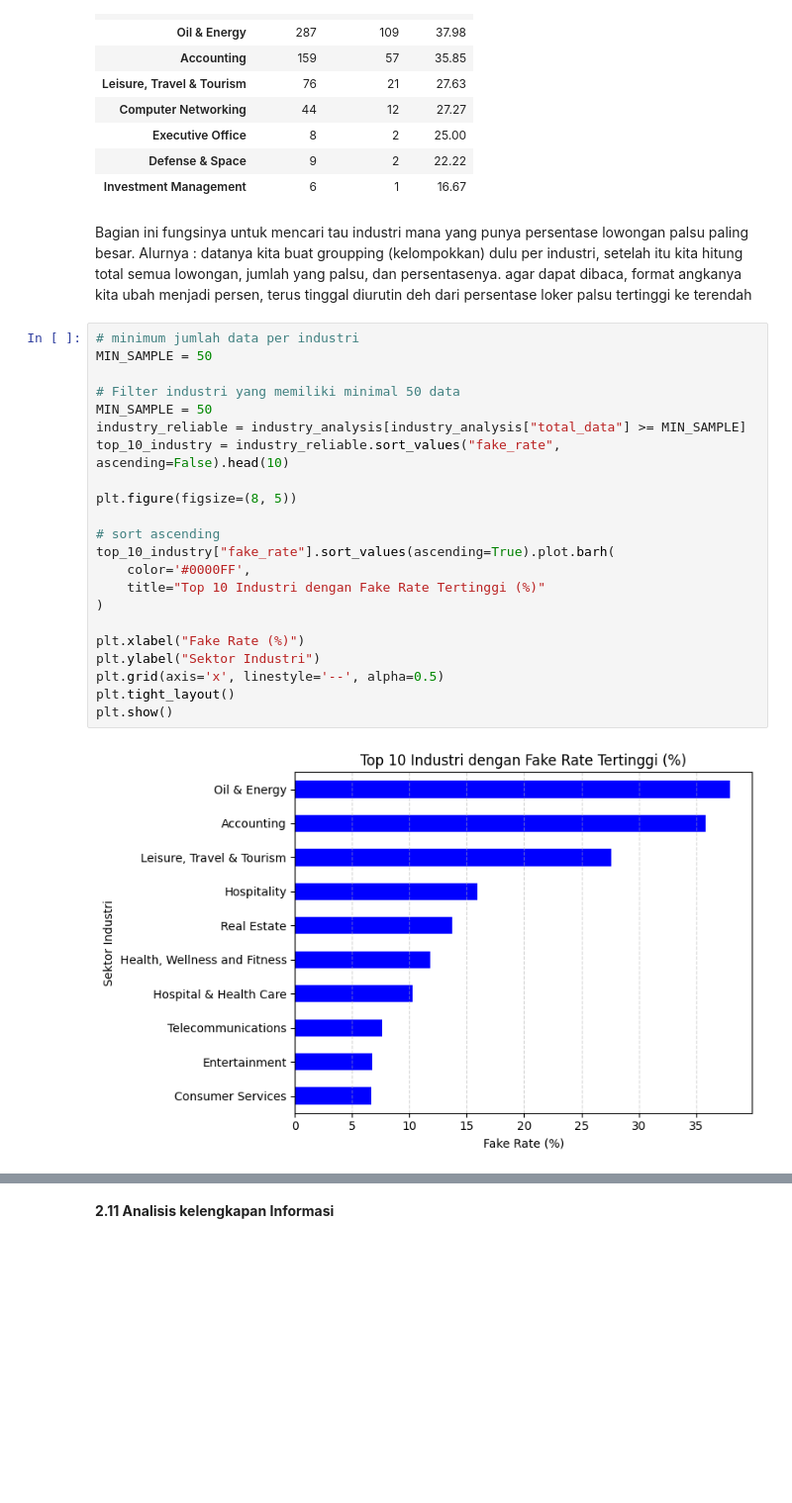
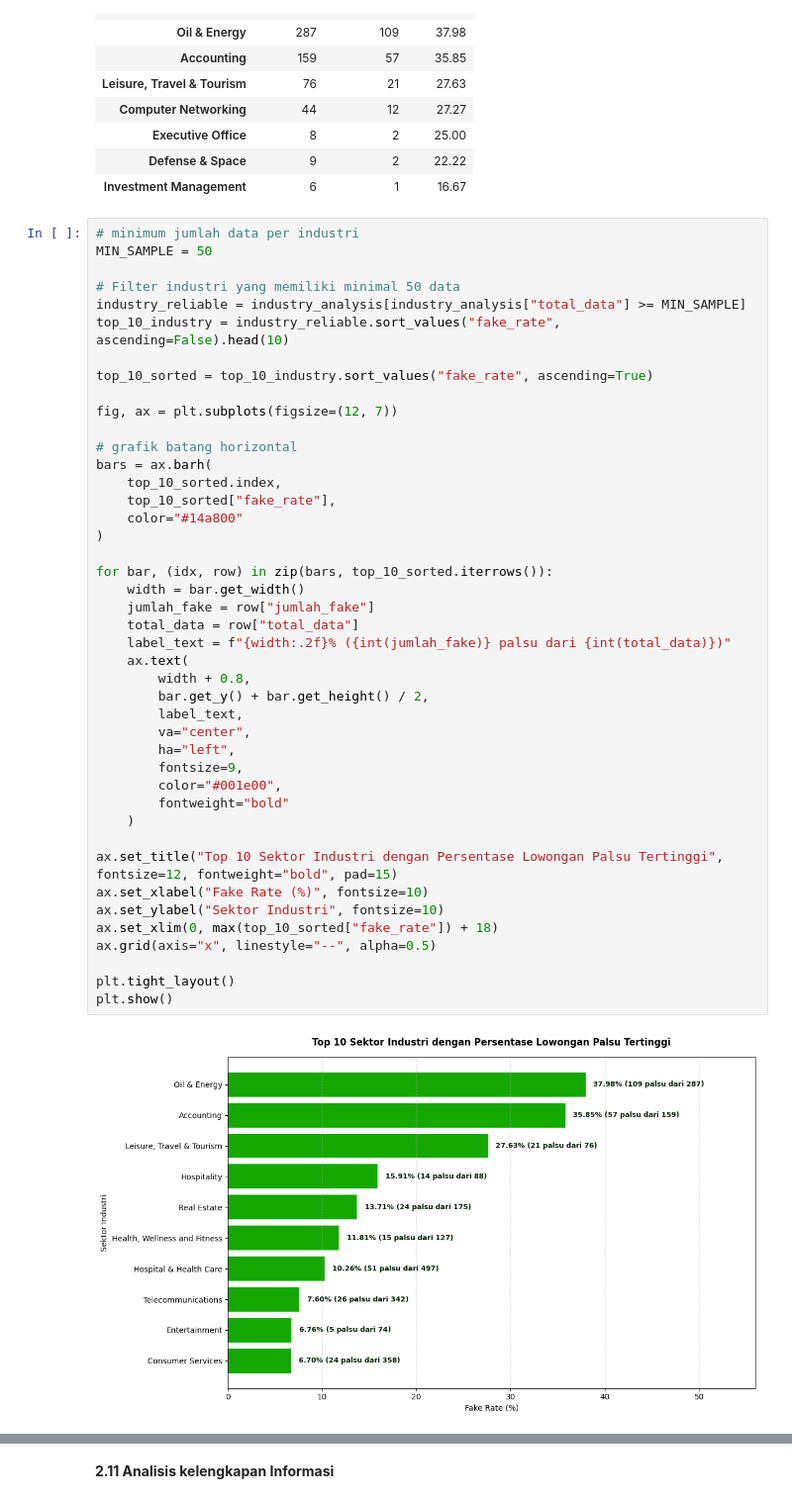
Before and after one commit to mkhabibii/lodong, a Jupyter notebook: notebooks/Klasifikasi_Lowongan_Asli_Palsu.ipynb, the cells around one changed output, grey strips where cells are left out. Shown at 99% size. Saved outputs shown, nothing was run; the diff lists cells and outputs as text; blank space fills up the shorter version.

Commit message:
feat (web/notebook) : refactoring visualisasi, pencarian hybrid judul pekerjaan, dan perbaikan kontras layout

```diff
--- a/notebooks/Klasifikasi_Lowongan_Asli_Palsu.ipynb
+++ b/notebooks/Klasifikasi_Lowongan_Asli_Palsu.ipynb
@@ -484,29 +472,48 @@ industry_analysis.sort_values(
 | Executive Office | 8 | 2 | 25.00 |
 | Defense & Space | 9 | 2 | 22.22 |
 | Investment Management | 6 | 1 | 16.67 |
-# %% [markdown]
-Bagian ini fungsinya untuk mencari tau industri mana yang punya persentase lowongan palsu paling besar. Alurnya : datanya kita buat groupping (kelompokkan) dulu per industri, setelah itu kita hitung total semua lowongan, jumlah yang palsu, dan persentasenya. agar dapat dibaca, format angkanya kita ubah menjadi persen, terus tinggal diurutin deh dari persentase loker palsu tertinggi ke terendah
 # %%
 # minimum jumlah data per industri
 MIN_SAMPLE = 50
 
 # Filter industri yang memiliki minimal 50 data
-MIN_SAMPLE = 50
 industry_reliable = industry_analysis[industry_analysis["total_data"] >= MIN_SAMPLE]
 top_10_industry = industry_reliable.sort_values("fake_rate", ascending=False).head(10)
 
-plt.figure(figsize=(8, 5))
+top_10_sorted = top_10_industry.sort_values("fake_rate", ascending=True)
 
-# sort ascending
-top_10_industry["fake_rate"].sort_values(ascending=True).plot.barh(
-    color='#0000FF',
-    title="Top 10 Industri dengan Fake Rate Tertinggi (%)"
+fig, ax = plt.subplots(figsize=(12, 7))
+
+# grafik batang horizontal
+bars = ax.barh(
+    top_10_sorted.index,
+    top_10_sorted["fake_rate"],
+    color="#14a800"
 )
 
-plt.xlabel("Fake Rate (%)")
-plt.ylabel("Sektor Industri")
-plt.grid(axis='x', linestyle='--', alpha=0.5)
+for bar, (idx, row) in zip(bars, top_10_sorted.iterrows()):
+    width = bar.get_width()
+    jumlah_fake = row["jumlah_fake"]
+    total_data = row["total_data"]
+    label_text = f"{width:.2f}% ({int(jumlah_fake)} palsu dari {int(total_data)})"
+    ax.text(
+        width + 0.8,
+        bar.get_y() + bar.get_height() / 2,
+        label_text,
+        va="center",
+        ha="left",
+        fontsize=9,
+        color="#001e00",
+        fontweight="bold"
+    )
+
+ax.set_title("Top 10 Sektor Industri dengan Persentase Lowongan Palsu Tertinggi", fontsize=12, fontweight="bold", pad=15)
+ax.set_xlabel("Fake Rate (%)", fontsize=10)
+ax.set_ylabel("Sektor Industri", fontsize=10)
+ax.set_xlim(0, max(top_10_sorted["fake_rate"]) + 18)
+ax.grid(axis="x", linestyle="--", alpha=0.5)
+
 plt.tight_layout()
 plt.show()
 # %% [output]
-[figure, old version]
+[figure, new version]
```
Also changed, not shown: parts of 76 cells of this notebook, 9 other files.
